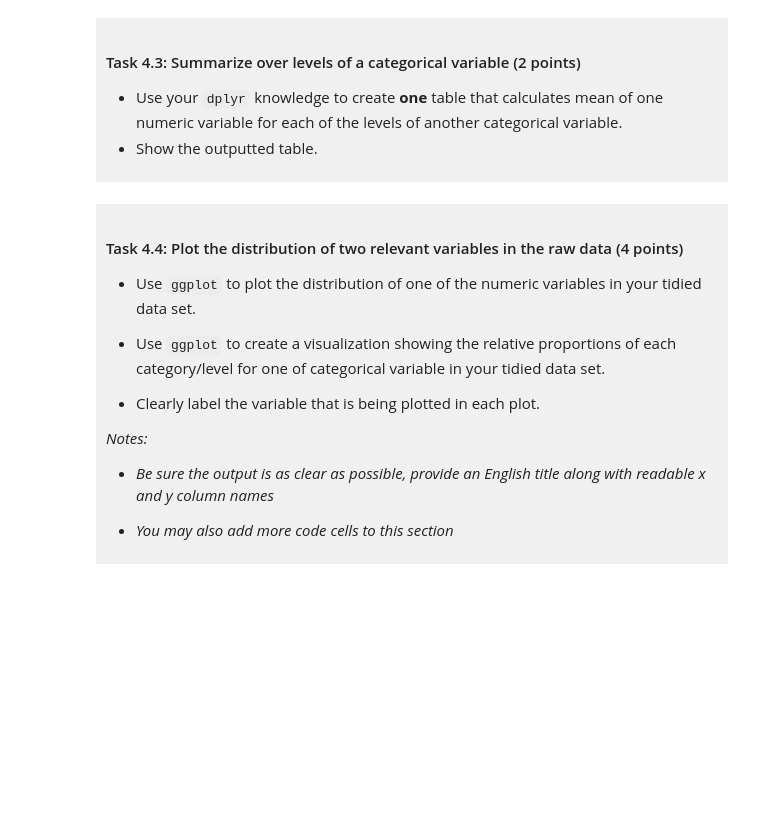
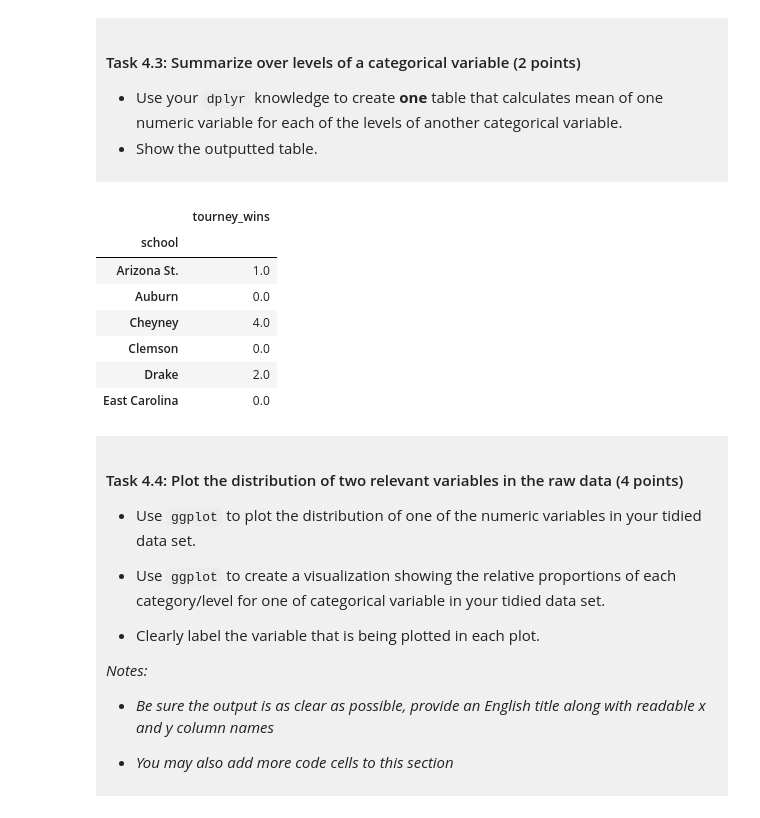
Before and after one commit to liyashehera/dsci-100-project-shehera, a Jupyter notebook: dsci-100-project-notebook (1).ipynb, the cells around one changed output. Saved outputs shown, nothing was run; the diff lists cells and outputs as text; code cells hidden in the pictures; blank space fills up the shorter version.

Commit message:
categorical summary

```diff
--- a/dsci-100-project-notebook (1).ipynb
+++ b/dsci-100-project-notebook (1).ipynb
@@ -269,7 +269,17 @@ missing_data
 - Show the outputted table.
 </div>
 # %%
-### EDIT THIS CODE CELL ###
+categorical_summary_data = tidy_data.groupby("school")[["tourney_wins"]].mean()
+categorical_summary_data
+# %% [output]
+|  | tourney_wins |
+| school |  |
+| Arizona St. | 1.0 |
+| Auburn | 0.0 |
+| Cheyney | 4.0 |
+| Clemson | 0.0 |
+| Drake | 2.0 |
+| East Carolina | 0.0 |
 # %% [markdown]
 <div style="background-color: #f0f0f0; padding: 10px;">
 
```
